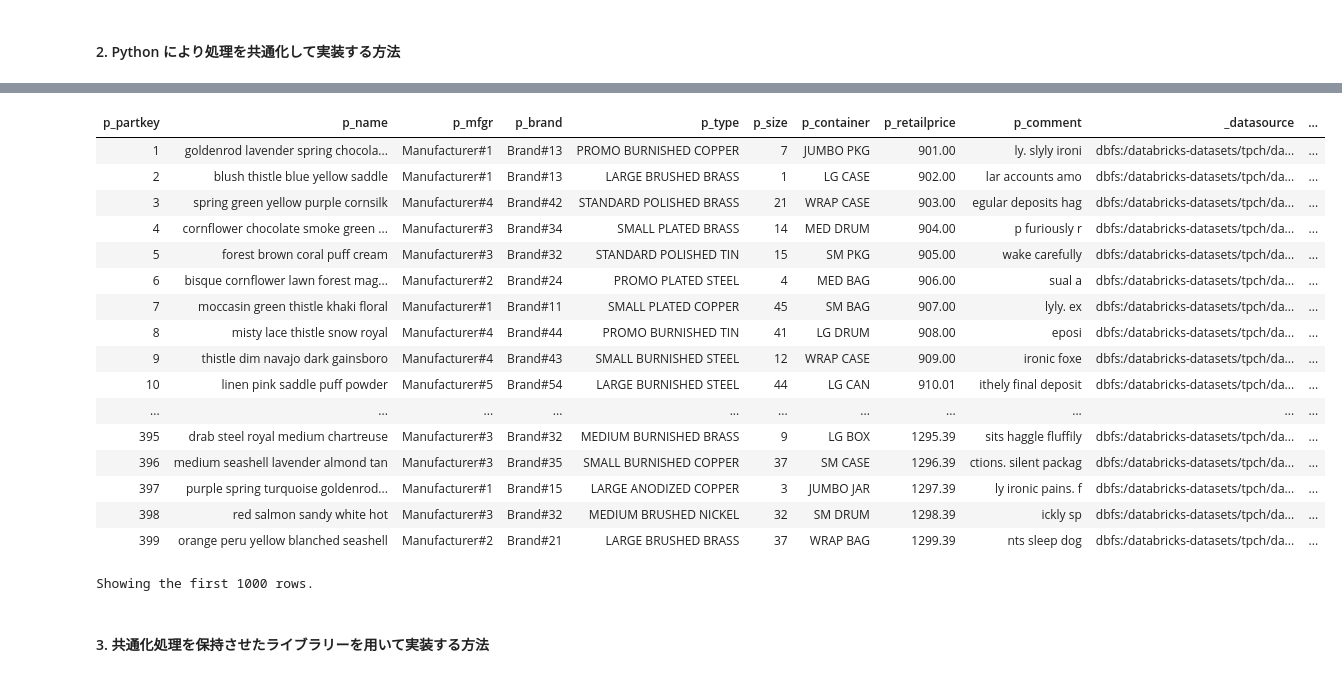
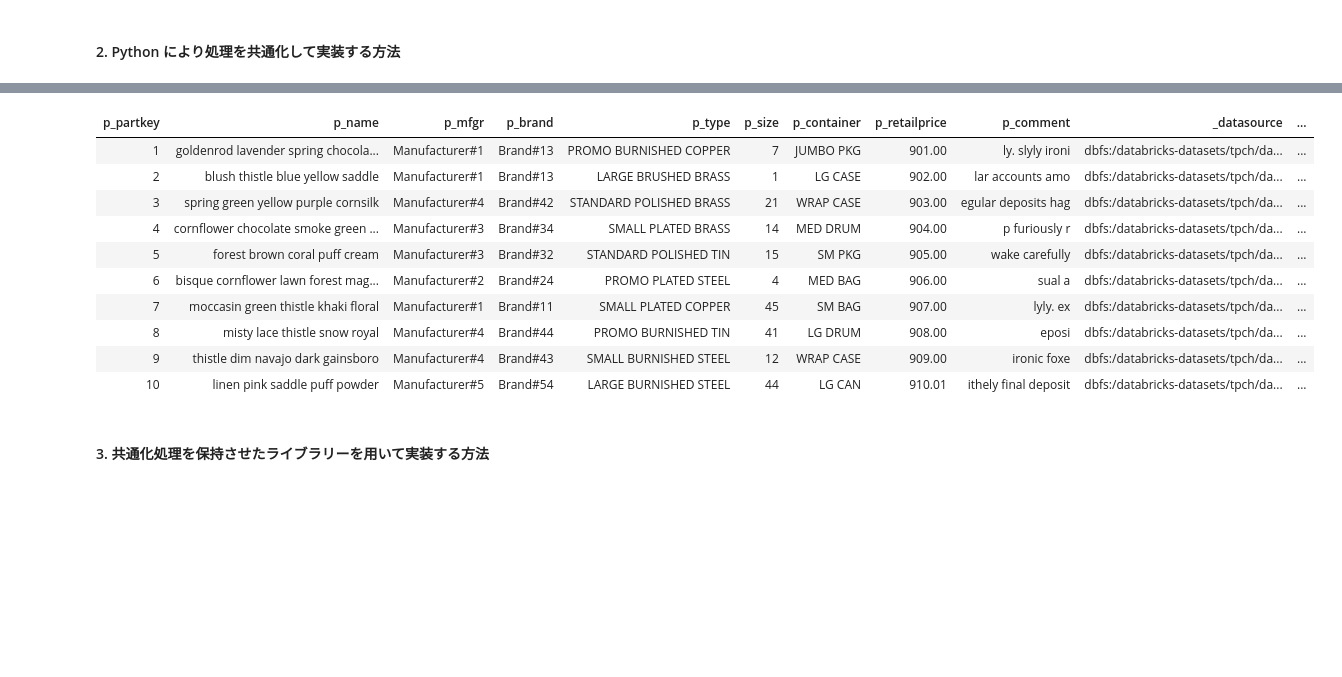
Before and after one commit to manabian-/databricks_development_practices, a Jupyter notebook: docs/jp/notebooks/T20__L100__010_PySpark によるデータエンジニアリング実践.ipynb, the cells around one changed output, grey strips where cells are left out. Drawn from its saved outputs; the diff is of its cells as text; code cells hidden in the pictures; blank space fills up the shorter version.

```diff
--- a/docs/jp/notebooks/T20__L100__010_PySpark によるデータエンジニアリング実践.ipynb
+++ b/docs/jp/notebooks/T20__L100__010_PySpark によるデータエンジニアリング実践.ipynb
@@ -607,26 +602,19 @@ df_4 = with_audit_cols(df_3)
 [interactive output not drawn]
 # %%
 # データを確認
-df_4.display()
+df_4.limit(10).display()
 # %% [output]
 | p_partkey | p_name | p_mfgr | p_brand | p_type | p_size | p_container | p_retailprice | p_comment | _datasource | ... |
 | 1 | goldenrod lavender spring chocola... | Manufacturer#1 | Brand#13 | PROMO BURNISHED COPPER | 7 | JUMBO PKG | 901.00 | ly. slyly ironi | dbfs:/databricks-datasets/tpch/da... | ... |
 | 2 | blush thistle blue yellow saddle | Manufacturer#1 | Brand#13 | LARGE BRUSHED BRASS | 1 | LG CASE | 902.00 | lar accounts amo | dbfs:/databricks-datasets/tpch/da... | ... |
 | 3 | spring green yellow purple cornsilk | Manufacturer#4 | Brand#42 | STANDARD POLISHED BRASS | 21 | WRAP CASE | 903.00 | egular deposits hag | dbfs:/databricks-datasets/tpch/da... | ... |
 | 4 | cornflower chocolate smoke green ... | Manufacturer#3 | Brand#34 | SMALL PLATED BRASS | 14 | MED DRUM | 904.00 | p furiously r | dbfs:/databricks-datasets/tpch/da... | ... |
 | 5 | forest brown coral puff cream | Manufacturer#3 | Brand#32 | STANDARD POLISHED TIN | 15 | SM PKG | 905.00 | wake carefully | dbfs:/databricks-datasets/tpch/da... | ... |
 | 6 | bisque cornflower lawn forest mag... | Manufacturer#2 | Brand#24 | PROMO PLATED STEEL | 4 | MED BAG | 906.00 | sual a | dbfs:/databricks-datasets/tpch/da... | ... |
 | 7 | moccasin green thistle khaki floral | Manufacturer#1 | Brand#11 | SMALL PLATED COPPER | 45 | SM BAG | 907.00 | lyly. ex | dbfs:/databricks-datasets/tpch/da... | ... |
 | 8 | misty lace thistle snow royal | Manufacturer#4 | Brand#44 | PROMO BURNISHED TIN | 41 | LG DRUM | 908.00 | eposi | dbfs:/databricks-datasets/tpch/da... | ... |
 | 9 | thistle dim navajo dark gainsboro | Manufacturer#4 | Brand#43 | SMALL BURNISHED STEEL | 12 | WRAP CASE | 909.00 | ironic foxe | dbfs:/databricks-datasets/tpch/da... | ... |
 | 10 | linen pink saddle puff powder | Manufacturer#5 | Brand#54 | LARGE BURNISHED STEEL | 44 | LG CAN | 910.01 | ithely final deposit | dbfs:/databricks-datasets/tpch/da... | ... |
-| ... | ... | ... | ... | ... | ... | ... | ... | ... | ... | ... |
-| 395 | drab steel royal medium chartreuse | Manufacturer#3 | Brand#32 | MEDIUM BURNISHED BRASS | 9 | LG BOX | 1295.39 | sits haggle fluffily | dbfs:/databricks-datasets/tpch/da... | ... |
-| 396 | medium seashell lavender almond tan | Manufacturer#3 | Brand#35 | SMALL BURNISHED COPPER | 37 | SM CASE | 1296.39 | ctions. silent packag | dbfs:/databricks-datasets/tpch/da... | ... |
-| 397 | purple spring turquoise goldenrod... | Manufacturer#1 | Brand#15 | LARGE ANODIZED COPPER | 3 | JUMBO JAR | 1297.39 | ly ironic pains. f | dbfs:/databricks-datasets/tpch/da... | ... |
-| 398 | red salmon sandy white hot | Manufacturer#3 | Brand#32 | MEDIUM BRUSHED NICKEL | 32 | SM DRUM | 1298.39 | ickly sp | dbfs:/databricks-datasets/tpch/da... | ... |
-| 399 | orange peru yellow blanched seashell | Manufacturer#2 | Brand#21 | LARGE BRUSHED BRASS | 37 | WRAP BAG | 1299.39 | nts sleep dog | dbfs:/databricks-datasets/tpch/da... | ... |
-Showing the first 1000 rows.
 # %% [markdown]
 #### 3. 共通化処理を保持させたライブラリーを用いて実装する方法
 # %%
```
Also changed, not shown: parts of 4 cells of this notebook.
